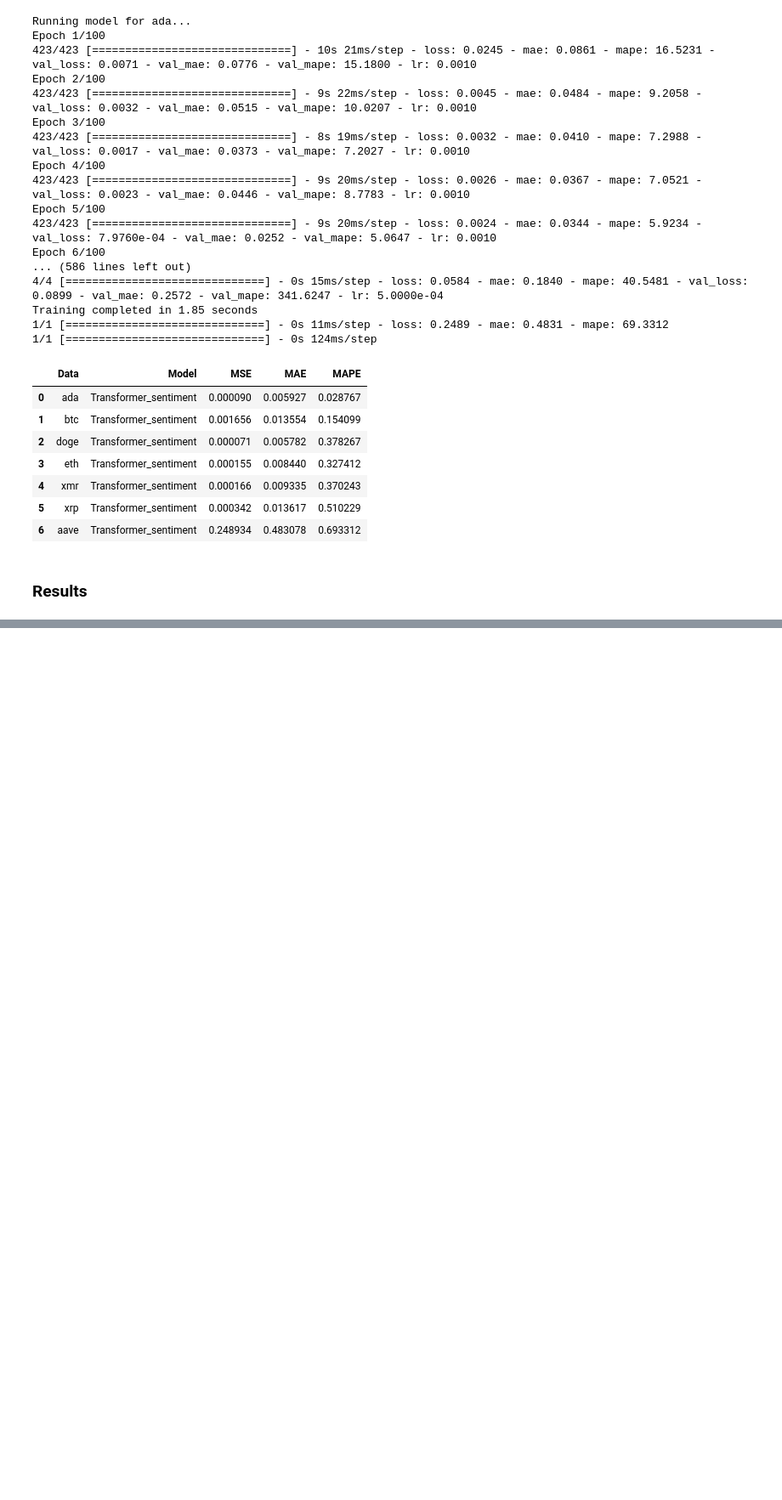
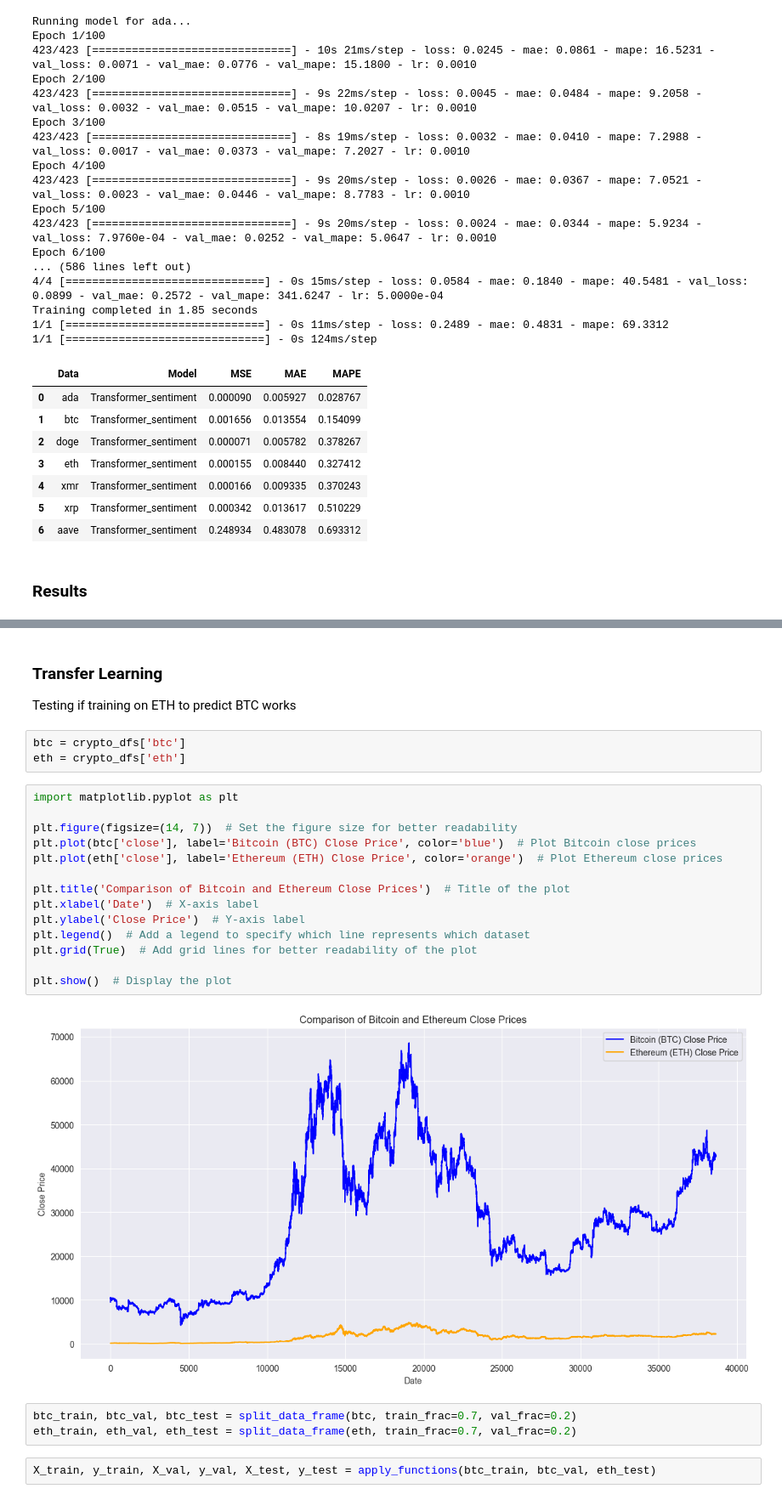
Before and after one commit to lucapetrh-dev/Transformers-Financial-Time-Series-Forecasting, a Jupyter notebook: models/run_all_sentiment.ipynb, the cells around one changed output, grey strips where cells are left out. Shown at 85% size. Drawn from its saved outputs; the diff is of its cells as text; blank space fills up the shorter version.

Commit message:
Transfer learning
+ minor fixes

```diff
--- a/models/run_all_sentiment.ipynb
+++ b/models/run_all_sentiment.ipynb
@@ -480,3 +479,31 @@ results
 | LSTM_sentiment | 0.050398 | 0.015871 | 0.013051 | 0.034302 | 0.012693 | 0.022688 | 0.470003 |
 | LSTM-CNN_sentiment | 0.121398 | 0.072749 | 0.056103 | 0.066412 | 0.186515 | 0.102465 | 0.219814 |
 | Transformer_sentiment | 0.005927 | 0.013554 | 0.005782 | 0.00844 | 0.009335 | 0.013617 | 0.483078 |
+# %% [markdown]
+### Transfer Learning
+
+Testing if training on ETH to predict BTC works
+# %%
+btc = crypto_dfs['btc']
+eth = crypto_dfs['eth']
+# %%
+import matplotlib.pyplot as plt
+
+plt.figure(figsize=(14, 7))  # Set the figure size for better readability
+plt.plot(btc['close'], label='Bitcoin (BTC) Close Price', color='blue')  # Plot Bitcoin close prices
+plt.plot(eth['close'], label='Ethereum (ETH) Close Price', color='orange')  # Plot Ethereum close prices
+
+plt.title('Comparison of Bitcoin and Ethereum Close Prices')  # Title of the plot
+plt.xlabel('Date')  # X-axis label
+plt.ylabel('Close Price')  # Y-axis label
+plt.legend()  # Add a legend to specify which line represents which dataset
+plt.grid(True)  # Add grid lines for better readability of the plot
+
+plt.show()  # Display the plot
+# %% [output]
+[figure, added]
+# %%
+btc_train, btc_val, btc_test = split_data_frame(btc, train_frac=0.7, val_frac=0.2)
+eth_train, eth_val, eth_test = split_data_frame(eth, train_frac=0.7, val_frac=0.2)
+# %%
+X_train, y_train, X_val, y_val, X_test, y_test = apply_functions(btc_train, btc_val, eth_test)
```
Also changed, not shown: parts of 7 cells of this notebook, 1 other file.
